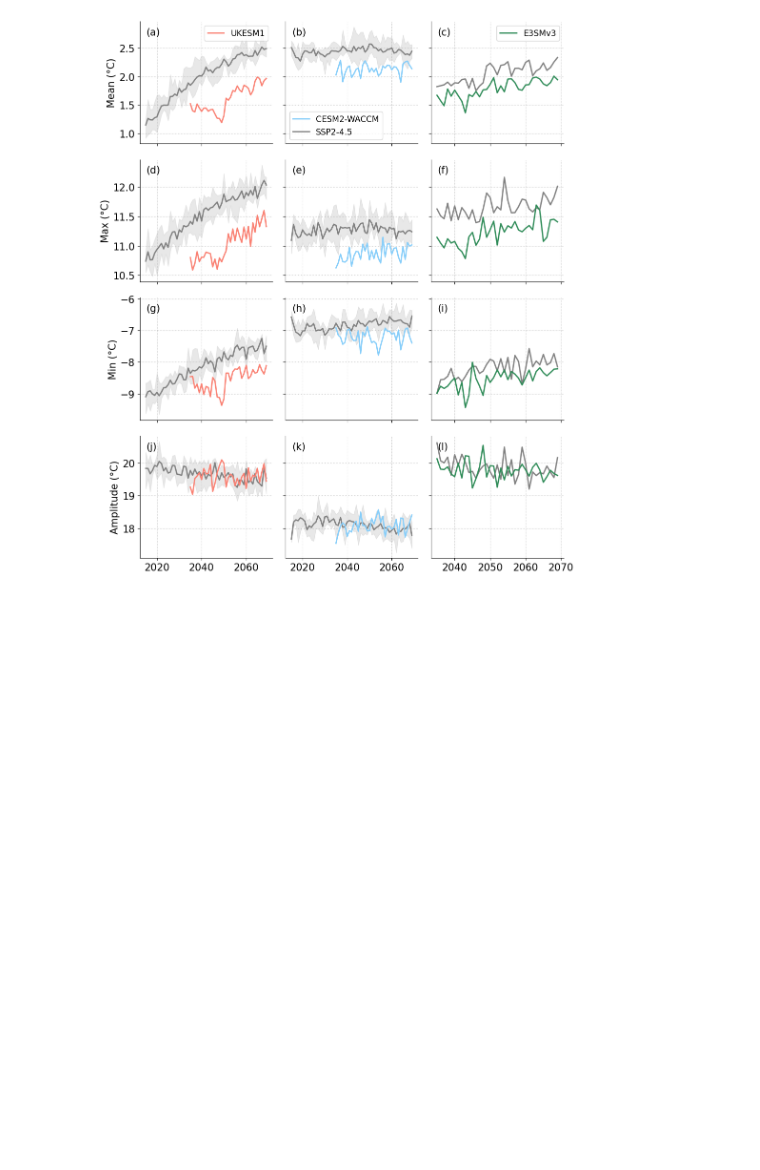
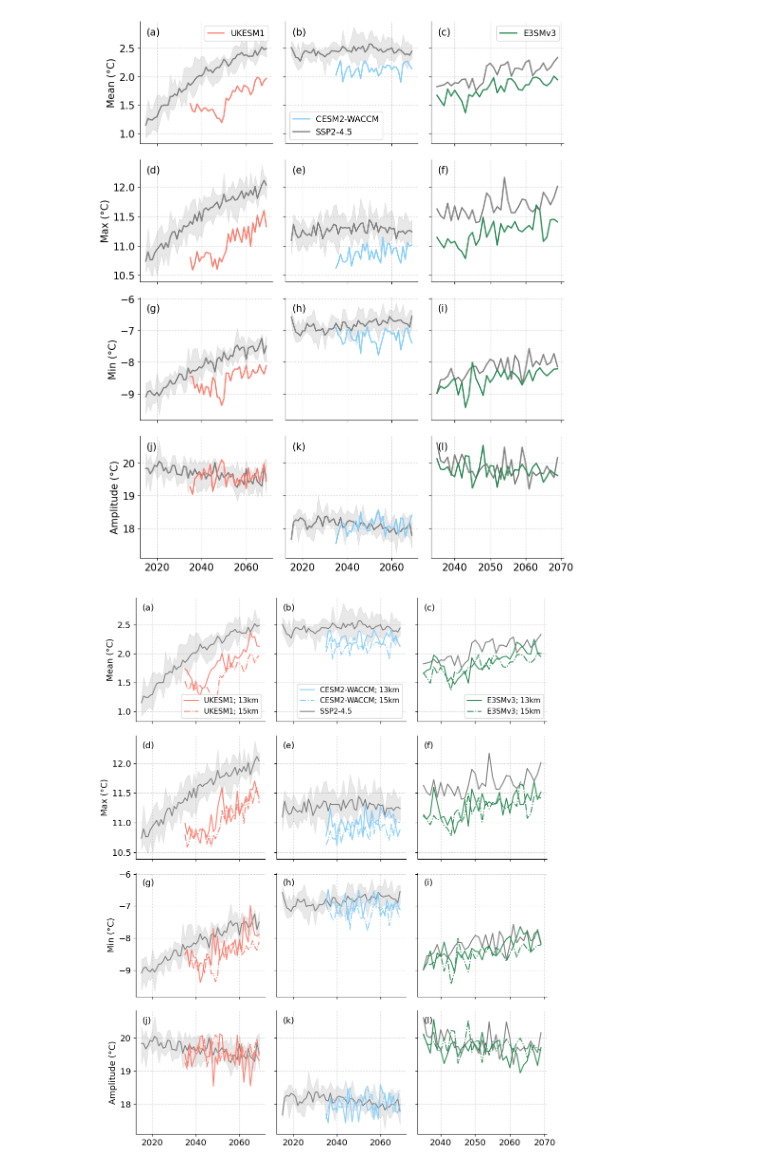
Before and after one commit to alistairduffey/HiLLA_MM, a Jupyter notebook: Prod_analysis/01b_cooling_global_seasonality.ipynb, the cells around one changed output. Drawn from its saved outputs; the diff is of its cells as text; code cells hidden in the pictures; blank space fills up the shorter version.

Commit message:
extra final updates to figs for revised manuscript

```diff
--- a/Prod_analysis/01b_cooling_global_seasonality.ipynb
+++ b/Prod_analysis/01b_cooling_global_seasonality.ipynb
@@ -238,3 +238,50 @@ plt.tight_layout()
 plt.savefig('Figures/IHTD_seasonal_cycle.jpg', dpi=350)
 # %% [output]
 [figure]
+# %%
+matplotlib.rcParams.update({'font.size': 13})
+# %%
+# add an extra version of the above now including both 13km and 15km
+
+fig, axs = plt.subplots(4, 3, figsize=(10, 12), sharex='col', sharey='row')
+
+lss = {'13km':'solid', '15km':'dashdot'}
+
+ylabs = ['Mean (°C)', 'Max (°C)', 'Min (°C)', 'Amplitude (°C)']
+titles = ["(a)", "(b)", "(c)", "(d)", "(e)", "(f)", "(g)", "(h)", "(i)", "(j)", "(k)", "(l)"]
+i=0
+for model in config.models:
+    l=0
+    for val in ['annual_mean', 'annual_max', 'annual_min', 'annual_amp']:
+        ax = axs[l, i]
+        IHTD_dict_ssp = IHTD(SSP245_data[model])
+        IHTD_to_plot = IHTD_dict_ssp[val].tas
+        ax.fill_between(IHTD_to_plot.year, IHTD_to_plot.min('Ensemble_member'), IHTD_to_plot.max('Ensemble_member'), color=config.colours['ssp245_light'], alpha=0.5)
+        ax.plot(IHTD_to_plot.year, IHTD_to_plot.mean('Ensemble_member'), color=config.colours['ssp245'], linewidth=1.5)
+
+        for alt in ['13km', '15km']:
+            IHTD_dict_HiLLA = IHTD(HiLLA_data[model][alt])
+            IHTD_to_plot = IHTD_dict_HiLLA[val].tas
+            ax.plot(IHTD_to_plot.year, IHTD_to_plot, linewidth=1.5, ls=lss[alt], color=config.model_colors[model], label='{m}; {a}'.format(m=config.model_names[model], a=alt))
+            ax.grid(ls='dotted')
+            ax.spines['top'].set_visible(False)
+            ax.spines['right'].set_visible(False)
+
+        if i == 1:
+            ax.plot([], [], color=config.colours['ssp245'], linewidth=1.5, label='SSP2-4.5')
+        if i == 0:
+            ax.set_ylabel(ylabs[l])
+        if l == 0:
+            ax.legend(fontsize='small', loc='lower right')
+        l=l+1
+    i=i+1
+
+k=0
+for ax in axs.flatten():
+    ax.text(x=0.05,y=0.95,s=titles[k],transform=ax.transAxes,ha='left',va='top',fontsize='medium')
+    k=k+1
+
+plt.tight_layout()
+plt.savefig('Figures/IHTD_seasonal_cycle_v2.jpg', dpi=350)
+# %% [output]
+[figure, added]
```
